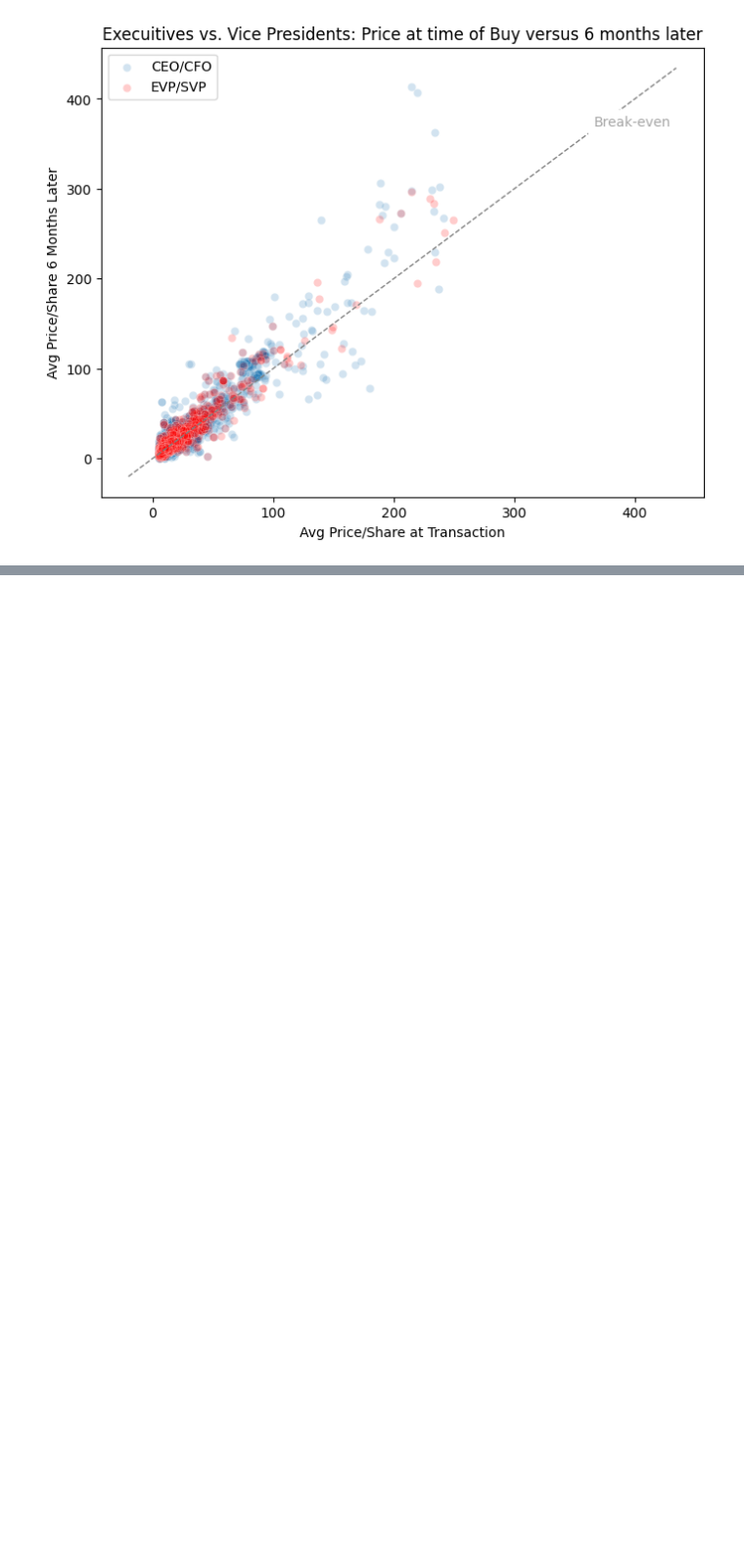
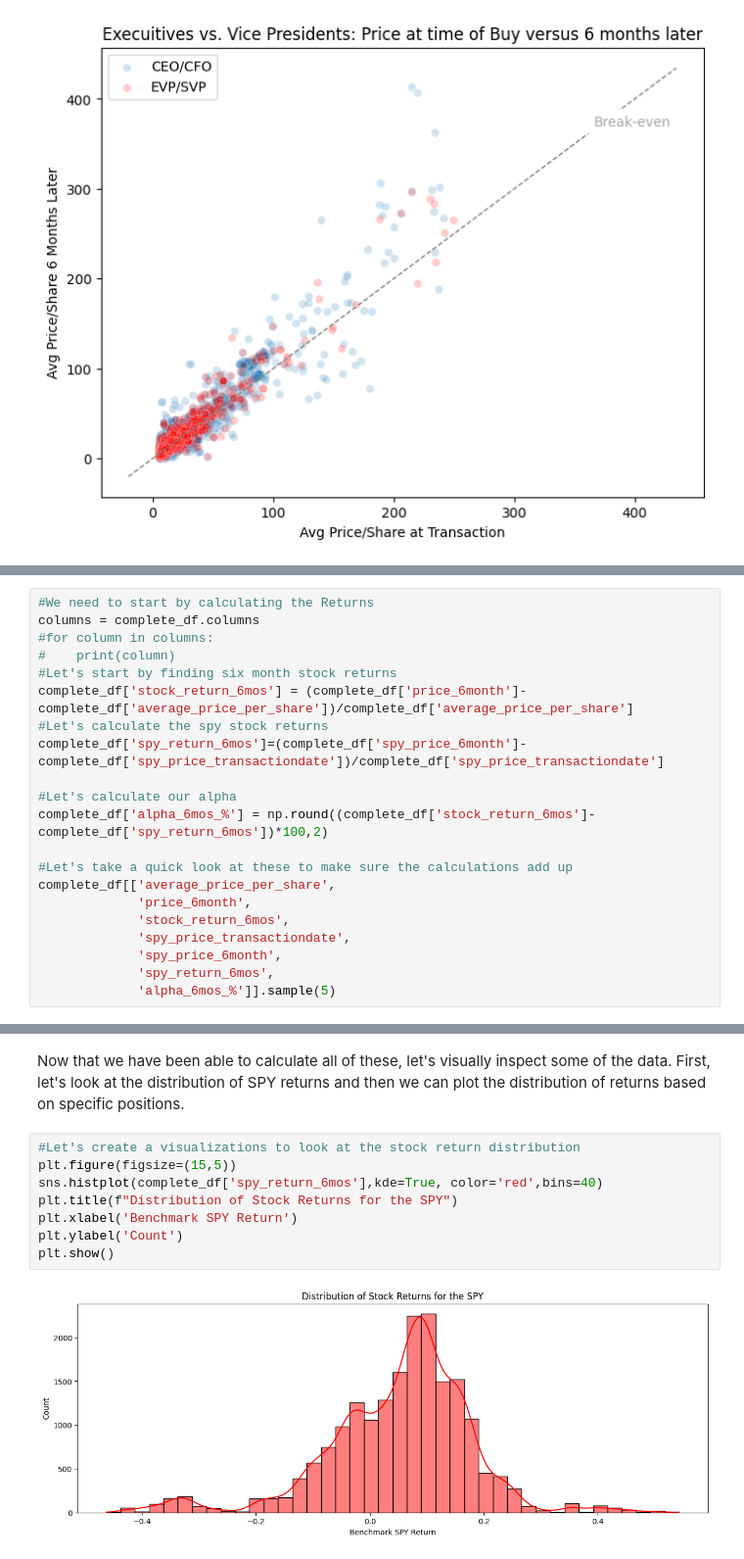
Before and after one commit to tmacpherson6/Do-Insiders-Know-Something-We-Dont, a Jupyter notebook: Thomas_EDA.ipynb, the cells around one changed output, grey strips where cells are left out. Shown at 98% size. Cells and saved outputs as stored; diff of their text form; blank space fills up the shorter version.

Commit message:
Visually exploring stock returns, spy returns, and alpha

```diff
--- a/Thomas_EDA.ipynb
+++ b/Thomas_EDA.ipynb
@@ -1892,0 +1900,21 @@ To make this a truly good analysis. We should look at the return in comparison t
+# %%
+#We need to start by calculating the Returns
+columns = complete_df.columns
+#for column in columns:
+#    print(column)
+#Let's start by finding six month stock returns
+complete_df['stock_return_6mos'] = (complete_df['price_6month']-complete_df['average_price_per_share'])/complete_df['average_price_per_share']
+#Let's calculate the spy stock returns
+complete_df['spy_return_6mos']=(complete_df['spy_price_6month']-complete_df['spy_price_transactiondate'])/complete_df['spy_price_transactiondate']
+
+#Let's calculate our alpha
+complete_df['alpha_6mos_%'] = np.round((complete_df['stock_return_6mos']-complete_df['spy_return_6mos'])*100,2)
+
+#Let's take a quick look at these to make sure the calculations add up
+complete_df[['average_price_per_share',
+             'price_6month',
+             'stock_return_6mos',
+             'spy_price_transactiondate',
+             'spy_price_6month',
+             'spy_return_6mos',
+             'alpha_6mos_%']].sample(5)
@@ -1892,0 +1928,12 @@ To make this a truly good analysis. We should look at the return in comparison t
+# %% [markdown]
+Now that we have been able to calculate all of these, let's visually inspect some of the data. First, let's look at the distribution of SPY returns and then we can plot the distribution of returns based on specific positions.
+# %%
+#Let's create a visualizations to look at the stock return distribution
+plt.figure(figsize=(15,5))
+sns.histplot(complete_df['spy_return_6mos'],kde=True, color='red',bins=40)
+plt.title(f"Distribution of Stock Returns for the SPY")
+plt.xlabel('Benchmark SPY Return')
+plt.ylabel('Count')
+plt.show()
+# %% [output]
+[figure, added]
```
Also changed, not shown: parts of 12 cells of this notebook.
